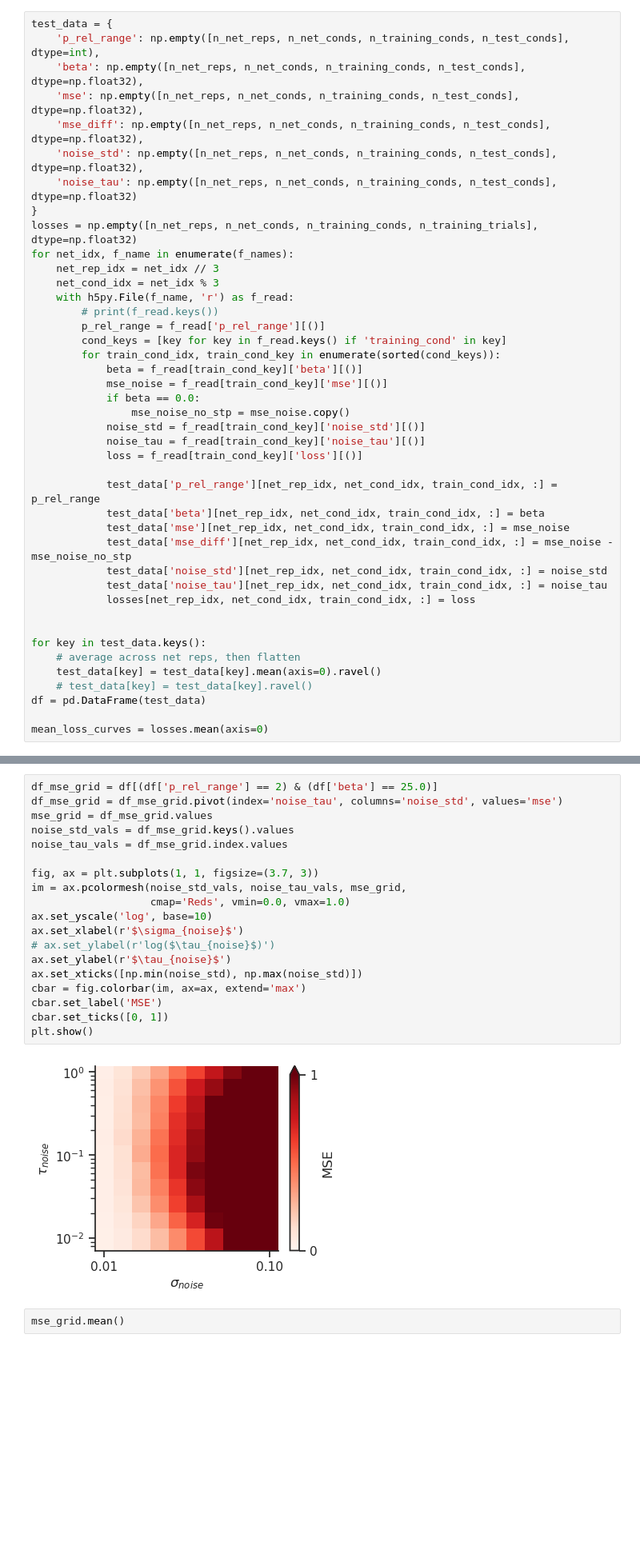
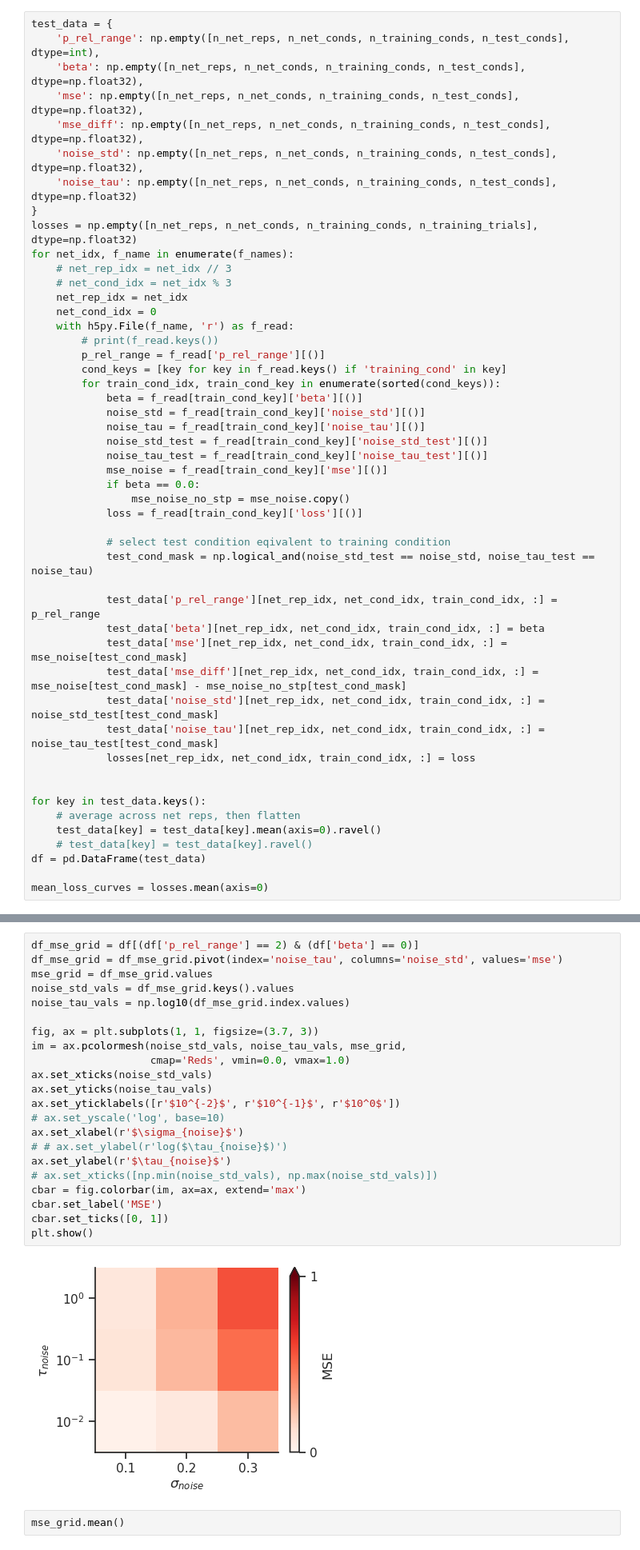
Before and after one commit to rythorpe/time_coding, a Jupyter notebook: analysis.ipynb, the cells around one changed output, grey strips where cells are left out. Shown at 80% size. Drawn from its saved outputs; the diff is of its cells as text; blank space fills up the shorter version.

```diff
--- a/analysis.ipynb
+++ b/analysis.ipynb
@@ -43,27 +44,34 @@ test_data = {
 }
 losses = np.empty([n_net_reps, n_net_conds, n_training_conds, n_training_trials], dtype=np.float32)
 for net_idx, f_name in enumerate(f_names):
-    net_rep_idx = net_idx // 3
-    net_cond_idx = net_idx % 3
+    # net_rep_idx = net_idx // 3
+    # net_cond_idx = net_idx % 3
+    net_rep_idx = net_idx
+    net_cond_idx = 0
     with h5py.File(f_name, 'r') as f_read:
         # print(f_read.keys())
         p_rel_range = f_read['p_rel_range'][()]
         cond_keys = [key for key in f_read.keys() if 'training_cond' in key]
         for train_cond_idx, train_cond_key in enumerate(sorted(cond_keys)):
             beta = f_read[train_cond_key]['beta'][()]
+            noise_std = f_read[train_cond_key]['noise_std'][()]
+            noise_tau = f_read[train_cond_key]['noise_tau'][()]
+            noise_std_test = f_read[train_cond_key]['noise_std_test'][()]
+            noise_tau_test = f_read[train_cond_key]['noise_tau_test'][()]
             mse_noise = f_read[train_cond_key]['mse'][()]
             if beta == 0.0:
                 mse_noise_no_stp = mse_noise.copy()
-            noise_std = f_read[train_cond_key]['noise_std'][()]
-            noise_tau = f_read[train_cond_key]['noise_tau'][()]
             loss = f_read[train_cond_key]['loss'][()]
+
+            # select test condition eqivalent to training condition
+            test_cond_mask = np.logical_and(noise_std_test == noise_std, noise_tau_test == noise_tau)
 
             test_data['p_rel_range'][net_rep_idx, net_cond_idx, train_cond_idx, :] = p_rel_range
             test_data['beta'][net_rep_idx, net_cond_idx, train_cond_idx, :] = beta
-            test_data['mse'][net_rep_idx, net_cond_idx, train_cond_idx, :] = mse_noise
-            test_data['mse_diff'][net_rep_idx, net_cond_idx, train_cond_idx, :] = mse_noise - mse_noise_no_stp
-            test_data['noise_std'][net_rep_idx, net_cond_idx, train_cond_idx, :] = noise_std
-            test_data['noise_tau'][net_rep_idx, net_cond_idx, train_cond_idx, :] = noise_tau
+            test_data['mse'][net_rep_idx, net_cond_idx, train_cond_idx, :] = mse_noise[test_cond_mask]
+            test_data['mse_diff'][net_rep_idx, net_cond_idx, train_cond_idx, :] = mse_noise[test_cond_mask] - mse_noise_no_stp[test_cond_mask]
+            test_data['noise_std'][net_rep_idx, net_cond_idx, train_cond_idx, :] = noise_std_test[test_cond_mask]
+            test_data['noise_tau'][net_rep_idx, net_cond_idx, train_cond_idx, :] = noise_tau_test[test_cond_mask]
             losses[net_rep_idx, net_cond_idx, train_cond_idx, :] = loss
 
 
@@ -77,24 +89,27 @@ mean_loss_curves = losses.mean(axis=0)
 # %%
-df_mse_grid = df[(df['p_rel_range'] == 2) & (df['beta'] == 25.0)]
+df_mse_grid = df[(df['p_rel_range'] == 2) & (df['beta'] == 0)]
 df_mse_grid = df_mse_grid.pivot(index='noise_tau', columns='noise_std', values='mse')
 mse_grid = df_mse_grid.values
 noise_std_vals = df_mse_grid.keys().values
-noise_tau_vals = df_mse_grid.index.values
+noise_tau_vals = np.log10(df_mse_grid.index.values)
 
 fig, ax = plt.subplots(1, 1, figsize=(3.7, 3))
 im = ax.pcolormesh(noise_std_vals, noise_tau_vals, mse_grid,
                    cmap='Reds', vmin=0.0, vmax=1.0)
-ax.set_yscale('log', base=10)
+ax.set_xticks(noise_std_vals)
+ax.set_yticks(noise_tau_vals)
+ax.set_yticklabels([r'$10^{-2}$', r'$10^{-1}$', r'$10^0$'])
+# ax.set_yscale('log', base=10)
 ax.set_xlabel(r'$\sigma_{noise}$')
-# ax.set_ylabel(r'log($\tau_{noise}$)')
+# # ax.set_ylabel(r'log($\tau_{noise}$)')
 ax.set_ylabel(r'$\tau_{noise}$')
-ax.set_xticks([np.min(noise_std), np.max(noise_std)])
+# ax.set_xticks([np.min(noise_std_vals), np.max(noise_std_vals)])
 cbar = fig.colorbar(im, ax=ax, extend='max')
 cbar.set_label('MSE')
 cbar.set_ticks([0, 1])
 plt.show()
 # %% [output]
-[figure, old version]
+[figure, new version]
 # %%
 mse_grid.mean()
 # %% [output]
```
Also changed, not shown: parts of 5 cells of this notebook, 5 other files.
